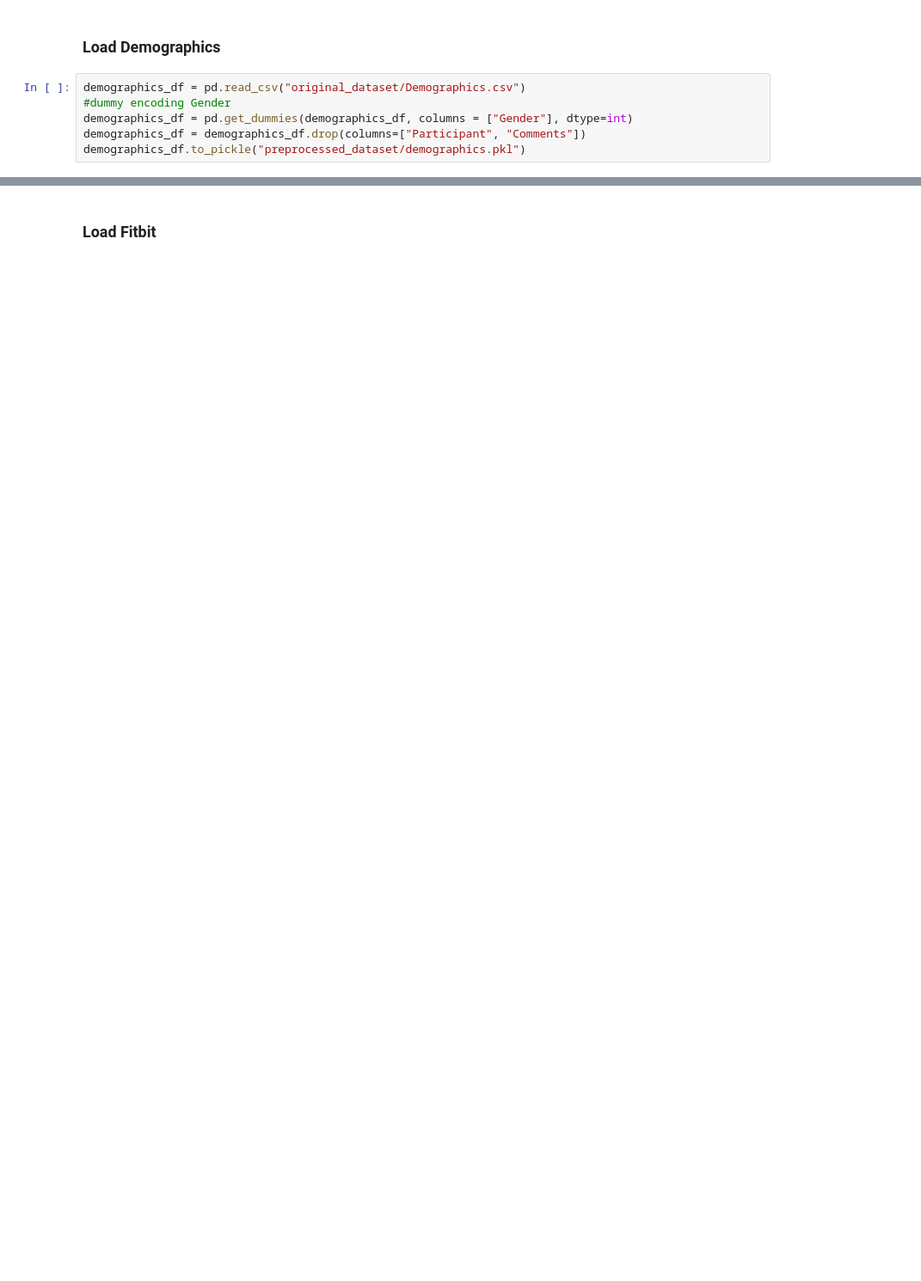
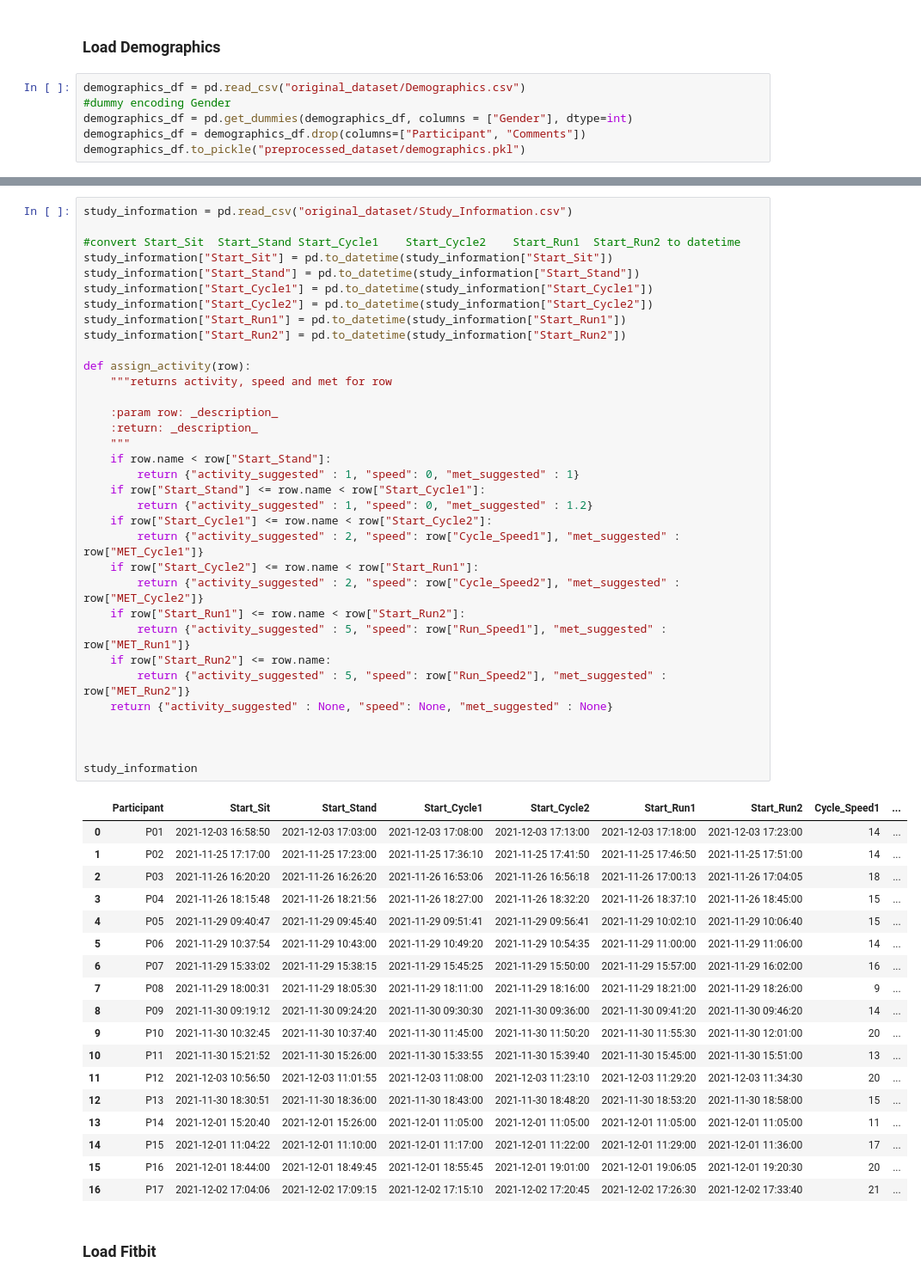
Before and after one commit to ConnorReed246/DataMiningProject, a Jupyter notebook: scripts/1_Preprocessing/Merge_Sensors.ipynb, the cells around one changed output, grey strips where cells are left out. Shown at 86% size. Saved outputs shown, nothing was run; the diff lists cells and outputs as text; blank space fills up the shorter version.

```diff
--- a/scripts/1_Preprocessing/Merge_Sensors.ipynb
+++ b/scripts/1_Preprocessing/Merge_Sensors.ipynb
@@ -44,3 +31,56 @@ demographics_df.to_pickle("preprocessed_dataset/demographics.pkl")
+# %%
+study_information = pd.read_csv("original_dataset/Study_Information.csv")
+
+#convert Start_Sit	Start_Stand	Start_Cycle1	Start_Cycle2	Start_Run1	Start_Run2 to datetime
+study_information["Start_Sit"] = pd.to_datetime(study_information["Start_Sit"])
+study_information["Start_Stand"] = pd.to_datetime(study_information["Start_Stand"])
+study_information["Start_Cycle1"] = pd.to_datetime(study_information["Start_Cycle1"])
+study_information["Start_Cycle2"] = pd.to_datetime(study_information["Start_Cycle2"])
+study_information["Start_Run1"] = pd.to_datetime(study_information["Start_Run1"])
+study_information["Start_Run2"] = pd.to_datetime(study_information["Start_Run2"])
+
+def assign_activity(row):
+    """returns activity, speed and met for row
+
+    :param row: _description_
+    :return: _description_
+    """
+    if row.name < row["Start_Stand"]:
+        return {"activity_suggested" : 1, "speed": 0, "met_suggested" : 1}
+    if row["Start_Stand"] <= row.name < row["Start_Cycle1"]:
+        return {"activity_suggested" : 1, "speed": 0, "met_suggested" : 1.2}
+    if row["Start_Cycle1"] <= row.name < row["Start_Cycle2"]:
+        return {"activity_suggested" : 2, "speed": row["Cycle_Speed1"], "met_suggested" : row["MET_Cycle1"]}
+    if row["Start_Cycle2"] <= row.name < row["Start_Run1"]:
+        return {"activity_suggested" : 2, "speed": row["Cycle_Speed2"], "met_suggested" : row["MET_Cycle2"]}
+    if row["Start_Run1"] <= row.name < row["Start_Run2"]:
+        return {"activity_suggested" : 5, "speed": row["Run_Speed1"], "met_suggested" : row["MET_Run1"]}
+    if row["Start_Run2"] <= row.name:
+        return {"activity_suggested" : 5, "speed": row["Run_Speed2"], "met_suggested" : row["MET_Run2"]}
+    return {"activity_suggested" : None, "speed": None, "met_suggested" : None}
+
+
+
+study_information
+# %% [output]
+|  | Participant | Start_Sit | Start_Stand | Start_Cycle1 | Start_Cycle2 | Start_Run1 | Start_Run2 | Cycle_Speed1 | ... |
+| 0 | P01 | 2021-12-03 16:58:50 | 2021-12-03 17:03:00 | 2021-12-03 17:08:00 | 2021-12-03 17:13:00 | 2021-12-03 17:18:00 | 2021-12-03 17:23:00 | 14 | ... |
+| 1 | P02 | 2021-11-25 17:17:00 | 2021-11-25 17:23:00 | 2021-11-25 17:36:10 | 2021-11-25 17:41:50 | 2021-11-25 17:46:50 | 2021-11-25 17:51:00 | 14 | ... |
+| 2 | P03 | 2021-11-26 16:20:20 | 2021-11-26 16:26:20 | 2021-11-26 16:53:06 | 2021-11-26 16:56:18 | 2021-11-26 17:00:13 | 2021-11-26 17:04:05 | 18 | ... |
+| 3 | P04 | 2021-11-26 18:15:48 | 2021-11-26 18:21:56 | 2021-11-26 18:27:00 | 2021-11-26 18:32:20 | 2021-11-26 18:37:10 | 2021-11-26 18:45:00 | 15 | ... |
+| 4 | P05 | 2021-11-29 09:40:47 | 2021-11-29 09:45:40 | 2021-11-29 09:51:41 | 2021-11-29 09:56:41 | 2021-11-29 10:02:10 | 2021-11-29 10:06:40 | 15 | ... |
+| 5 | P06 | 2021-11-29 10:37:54 | 2021-11-29 10:43:00 | 2021-11-29 10:49:20 | 2021-11-29 10:54:35 | 2021-11-29 11:00:00 | 2021-11-29 11:06:00 | 14 | ... |
+| 6 | P07 | 2021-11-29 15:33:02 | 2021-11-29 15:38:15 | 2021-11-29 15:45:25 | 2021-11-29 15:50:00 | 2021-11-29 15:57:00 | 2021-11-29 16:02:00 | 16 | ... |
+| 7 | P08 | 2021-11-29 18:00:31 | 2021-11-29 18:05:30 | 2021-11-29 18:11:00 | 2021-11-29 18:16:00 | 2021-11-29 18:21:00 | 2021-11-29 18:26:00 | 9 | ... |
+| 8 | P09 | 2021-11-30 09:19:12 | 2021-11-30 09:24:20 | 2021-11-30 09:30:30 | 2021-11-30 09:36:00 | 2021-11-30 09:41:20 | 2021-11-30 09:46:20 | 14 | ... |
+| 9 | P10 | 2021-11-30 10:32:45 | 2021-11-30 10:37:40 | 2021-11-30 11:45:00 | 2021-11-30 11:50:20 | 2021-11-30 11:55:30 | 2021-11-30 12:01:00 | 20 | ... |
+| 10 | P11 | 2021-11-30 15:21:52 | 2021-11-30 15:26:00 | 2021-11-30 15:33:55 | 2021-11-30 15:39:40 | 2021-11-30 15:45:00 | 2021-11-30 15:51:00 | 13 | ... |
+| 11 | P12 | 2021-12-03 10:56:50 | 2021-12-03 11:01:55 | 2021-12-03 11:08:00 | 2021-12-03 11:23:10 | 2021-12-03 11:29:20 | 2021-12-03 11:34:30 | 20 | ... |
+| 12 | P13 | 2021-11-30 18:30:51 | 2021-11-30 18:36:00 | 2021-11-30 18:43:00 | 2021-11-30 18:48:20 | 2021-11-30 18:53:20 | 2021-11-30 18:58:00 | 15 | ... |
+| 13 | P14 | 2021-12-01 15:20:40 | 2021-12-01 15:26:00 | 2021-12-01 11:05:00 | 2021-12-01 11:05:00 | 2021-12-01 11:05:00 | 2021-12-01 11:05:00 | 11 | ... |
+| 14 | P15 | 2021-12-01 11:04:22 | 2021-12-01 11:10:00 | 2021-12-01 11:17:00 | 2021-12-01 11:22:00 | 2021-12-01 11:29:00 | 2021-12-01 11:36:00 | 17 | ... |
+| 15 | P16 | 2021-12-01 18:44:00 | 2021-12-01 18:49:45 | 2021-12-01 18:55:45 | 2021-12-01 19:01:00 | 2021-12-01 19:06:05 | 2021-12-01 19:20:30 | 20 | ... |
+| 16 | P17 | 2021-12-02 17:04:06 | 2021-12-02 17:09:15 | 2021-12-02 17:15:10 | 2021-12-02 17:20:45 | 2021-12-02 17:26:30 | 2021-12-02 17:33:40 | 21 | ... |
 # %% [markdown]
 ### Load Fitbit
 # %%
```
Also changed, not shown: parts of 7 cells of this notebook, 18 other files.
